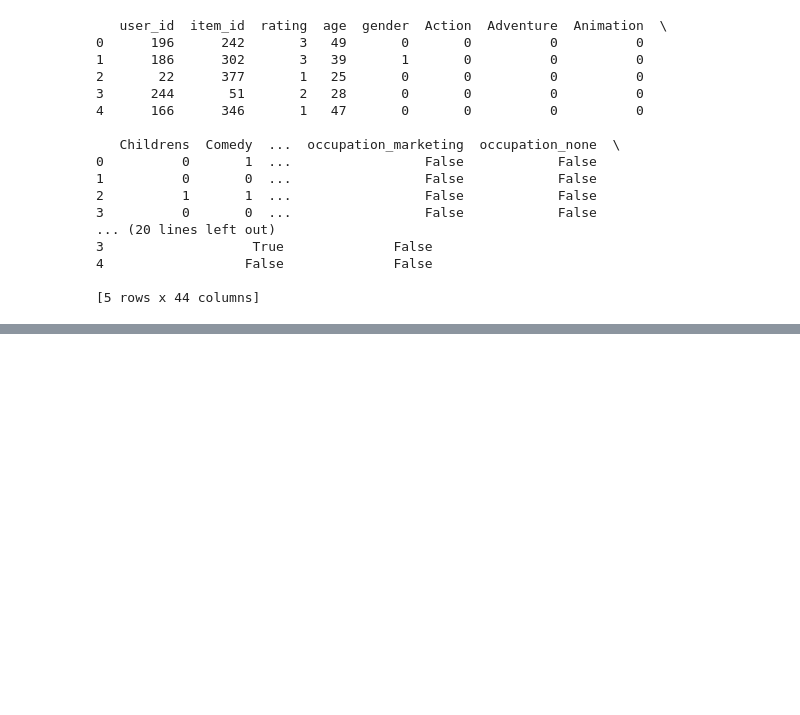
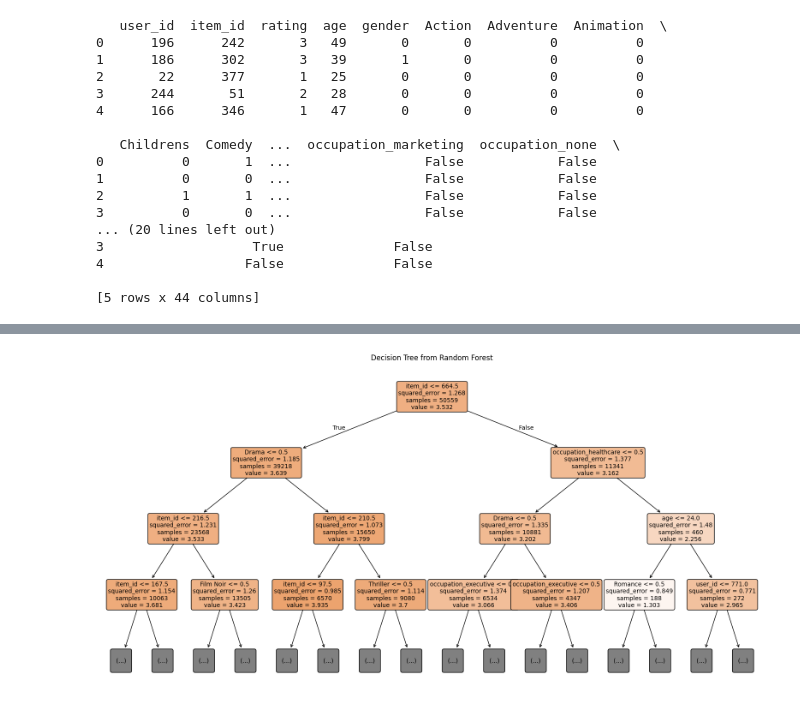
Before and after one commit to Akos-Varga/Recommender, a Jupyter notebook: recommender_reg.ipynb, the cells around one changed output, grey strips where cells are left out. Saved outputs shown, nothing was run; the diff lists cells and outputs as text; code cells hidden in the pictures; blank space fills up the shorter version.

```diff
--- a/recommender_reg.ipynb
+++ b/recommender_reg.ipynb
@@ -107,0 +109,10 @@ plot_partial_dependence_age_for_movie(rf_model, X_test, movie_title='Maltese Fal
+# %%
+tree_to_plot = rf_model.estimators_[0]
+
+# Plot the decision tree
+plt.figure(figsize=(20, 10))
+plot_tree(tree_to_plot, max_depth=3, feature_names=X_test.columns.tolist(), filled=True, rounded=True, fontsize=10)
+plt.title("Decision Tree from Random Forest")
+plt.show()
+# %% [output]
+[figure, added]
```
Also changed, not shown: parts of 3 cells of this notebook.
